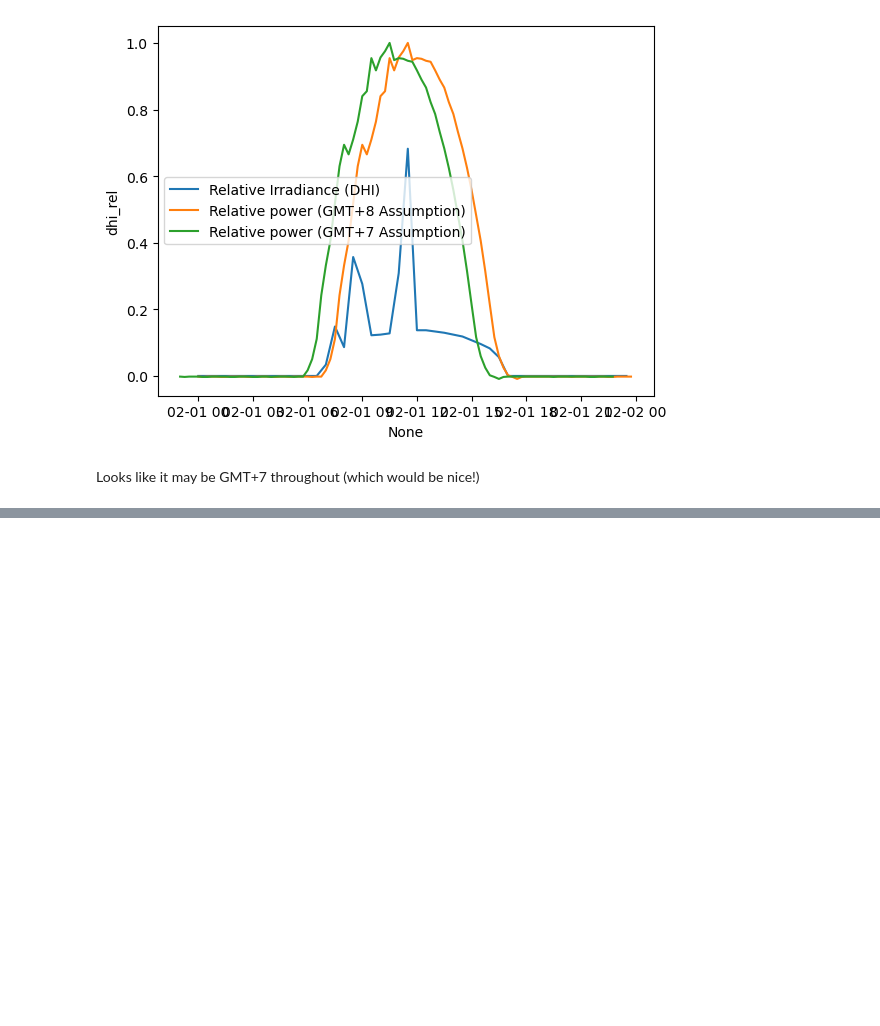
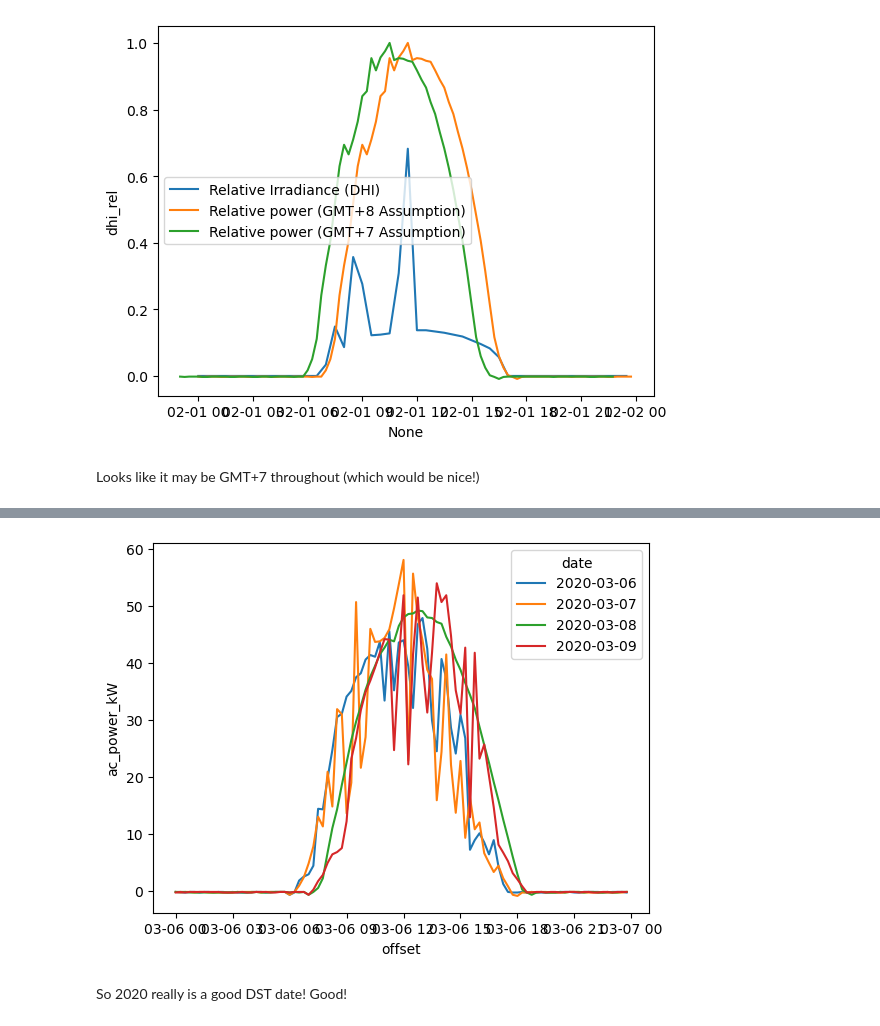
Before and after one commit to Erdos-Projects/predicting-day-ahead-solar-power-production, a Jupyter notebook: src/data/weather/pvlib_practice_CEB.ipynb, the cells around one changed output, grey strips where cells are left out. Cells and saved outputs as stored; diff of their text form; code cells hidden in the pictures; blank space fills up the shorter version.

```diff
--- a/src/data/weather/pvlib_practice_CEB.ipynb
+++ b/src/data/weather/pvlib_practice_CEB.ipynb
@@ -836,7 +955,7 @@ system_34_year_2020_data_pq = pq.ParquetDataset(
     system_34_data_path,
     filters = [('year', '==', 2020)]
 )
-system_34_year_2020_data_df = system_34_year_2011_data_pq.read().to_pandas()
+system_34_year_2020_data_df = system_34_year_2020_data_pq.read().to_pandas()
 # %%
 summer_day_2011_d = system_34_year_2011_data_df[
     (system_34_year_2011_data_df['time'] >=datetime(2011, 6, 1))
@@ -1044,0 +1246,16 @@ Looks like it may be GMT+7 throughout (which would be nice!)
+# %%
+start_day = 6
+end_day = 9
+power_data_day_range = system_34_year_2020_data_df.loc[
+    (system_34_year_2020_data_df['time'] >= datetime(2020, 3, start_day))
+    & (system_34_year_2020_data_df['time'] < datetime(2020, 3, end_day+1))
+]
+power_data_day_range.loc[:, 'date'] = power_data_day_range['time'].dt.date
+power_data_day_range.loc[:, 'time_of_day'] = power_data_day_range.apply(
+    lambda row: row['time'].time(),
+    axis=1
+)
+power_data_day_range.loc[:, 'offset'] = power_data_day_range.apply(
+    lambda row: row['time'] - (row['date'] - date(2020, 3, start_day)),
+    axis=1
+)
@@ -1044,0 +1338,12 @@ Looks like it may be GMT+7 throughout (which would be nice!)
+# %%
+sns.lineplot(
+    data= power_data_day_range,
+    x='offset',
+    y='ac_power_kW',
+    hue='date'
+)
+plt.show()
+# %% [output]
+[figure, added]
+# %% [markdown]
+So 2020 really is a good DST date!  Good!
```
Also changed, not shown: parts of 17 cells of this notebook, 2 other files.
